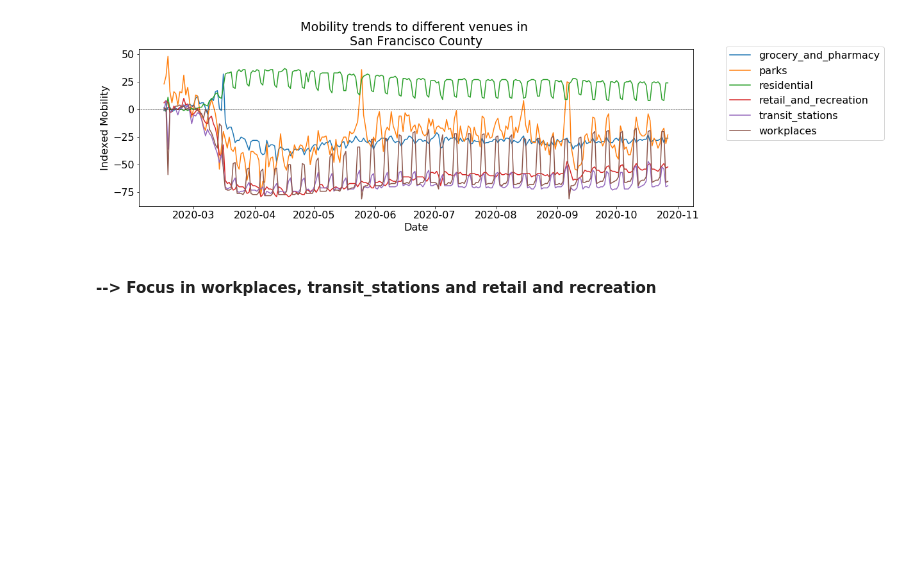
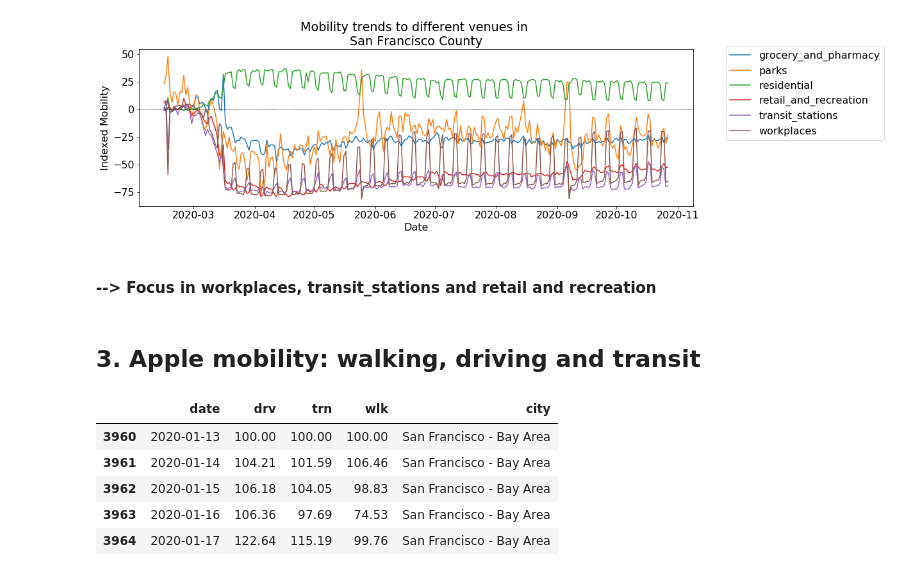
Before and after one commit to Daesparz/DS4A2020_Empowerment, a Jupyter notebook: exploratory_data_analysis/mobility_patterns_by_city.ipynb, the cells around one changed output. Drawn from its saved outputs; the diff is of its cells as text; code cells hidden in the pictures; blank space fills up the shorter version.

```diff
--- a/exploratory_data_analysis/mobility_patterns_by_city.ipynb
+++ b/exploratory_data_analysis/mobility_patterns_by_city.ipynb
@@ -156,3 +156,5 @@ mobility_venues_google(df_google, location)
 [figure]
 # %% [markdown]
 #### --> Focus in workplaces, transit_stations and retail and recreation
+# %% [markdown]
+## 3. Apple mobility: walking, driving and transit
@@ -158,0 +163,10 @@ mobility_venues_google(df_google, location)
+# %%
+df_apple_sf = df_apple[df_apple.city == 'San Francisco - Bay Area']
+df_apple_sf.head()
+# %% [output]
+|  | date | drv | trn | wlk | city |
+| 3960 | 2020-01-13 | 100.00 | 100.00 | 100.00 | San Francisco - Bay Area |
+| 3961 | 2020-01-14 | 104.21 | 101.59 | 106.46 | San Francisco - Bay Area |
+| 3962 | 2020-01-15 | 106.18 | 104.05 | 98.83 | San Francisco - Bay Area |
+| 3963 | 2020-01-16 | 106.36 | 97.69 | 74.53 | San Francisco - Bay Area |
+| 3964 | 2020-01-17 | 122.64 | 115.19 | 99.76 | San Francisco - Bay Area |
```
Also changed, not shown: parts of 3 cells of this notebook.
